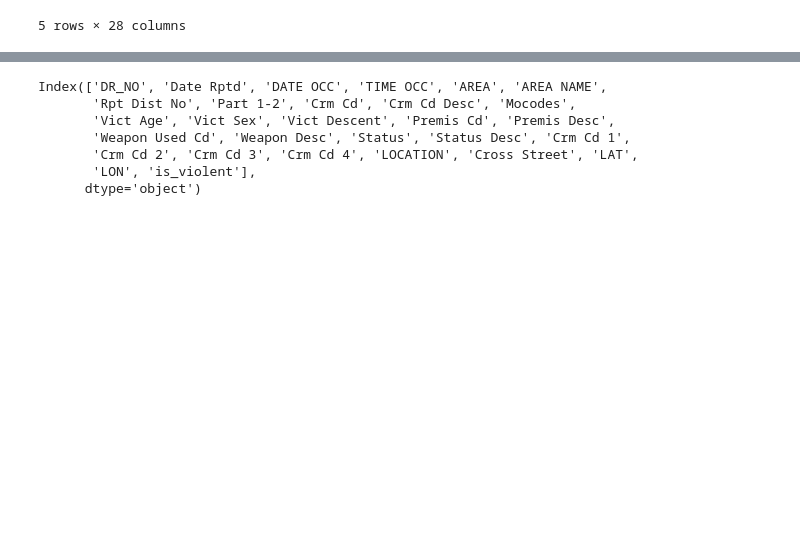
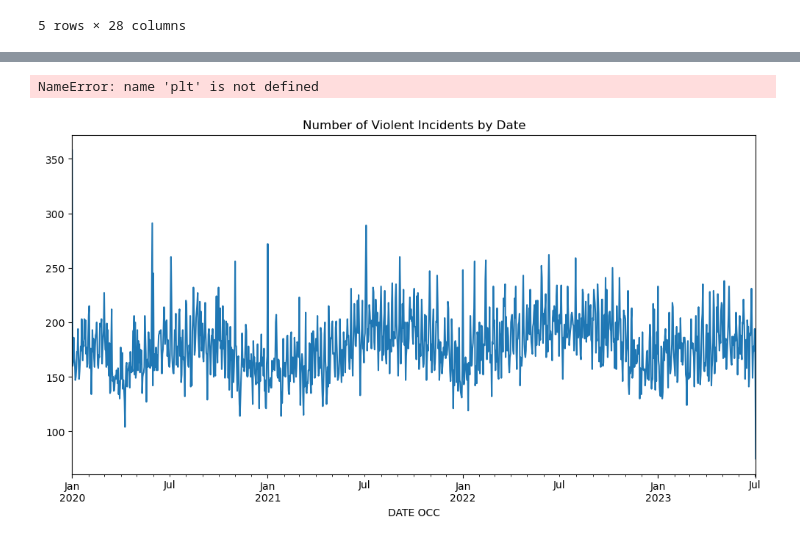
Before and after one commit to Ed-Lovera/AI-PT-Project-1, a Jupyter notebook: Micah/Untitled.ipynb, the cells around one changed output, grey strips where cells are left out. Cells and saved outputs as stored; diff of their text form; code cells hidden in the pictures; blank space fills up the shorter version.

Commit message:
added basic graphs

```diff
--- a/Micah/Untitled.ipynb
+++ b/Micah/Untitled.ipynb
@@ -43,10 +34,15 @@ df.head()
-# %%
-df.columns
-# %% [output]
-Index(['DR_NO', 'Date Rptd', 'DATE OCC', 'TIME OCC', 'AREA', 'AREA NAME',
-       'Rpt Dist No', 'Part 1-2', 'Crm Cd', 'Crm Cd Desc', 'Mocodes',
-       'Vict Age', 'Vict Sex', 'Vict Descent', 'Premis Cd', 'Premis Desc',
-       'Weapon Used Cd', 'Weapon Desc', 'Status', 'Status Desc', 'Crm Cd 1',
-       'Crm Cd 2', 'Crm Cd 3', 'Crm Cd 4', 'LOCATION', 'Cross Street', 'LAT',
-       'LON', 'is_violent'],
-      dtype='object')
+# %%
+df['Year'] = df['DATE OCC'].dt.year
+# %%
+#create a violent and nonviolent df
+df_violent = df[df['is_violent'] == True].copy()
+
+violent_counts = df_violent.groupby('DATE OCC').size()
+
+violent_counts.plot(kind='line', figsize=(12, 6), title='Number of Violent Incidents by Date')
+plt.xlabel('Date')
+plt.ylabel('Number of Incidents')
+plt.show()
+# %% [output]
+NameError: name 'plt' is not defined
+[figure, added]
```
Also changed, not shown: parts of 4 cells of this notebook.
